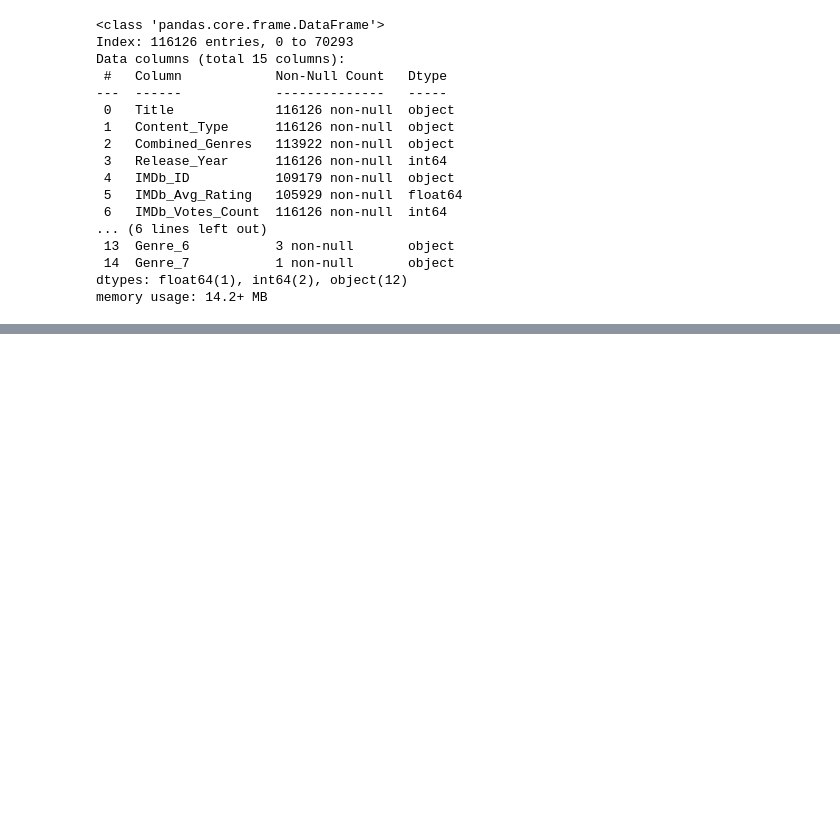
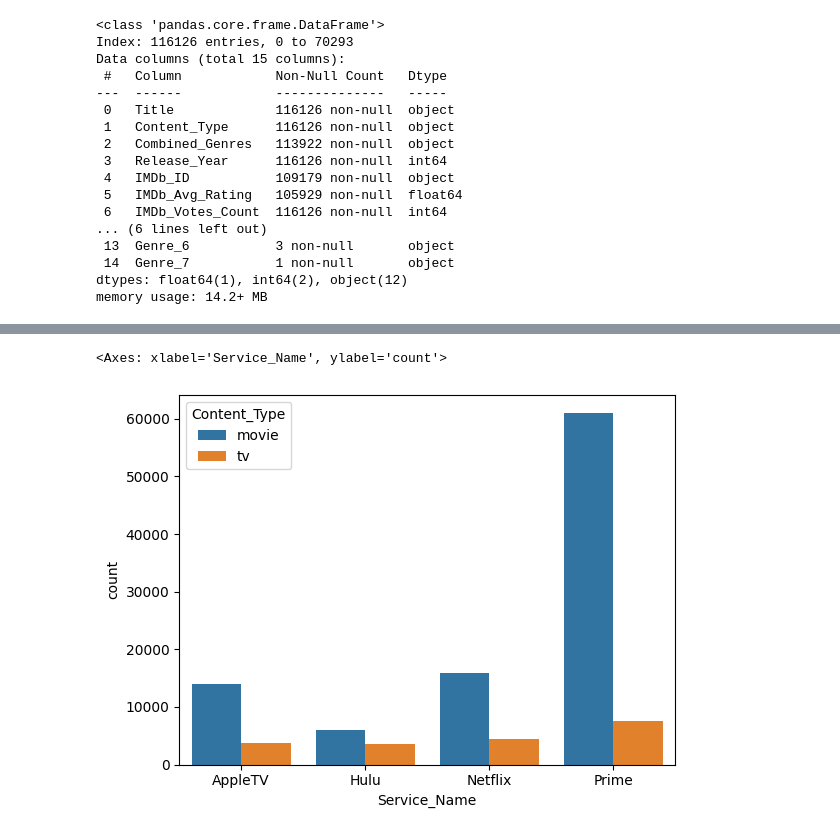
Before and after one commit to rkynhoff/Streaming_Service_Comparisons, a Jupyter notebook: STRM_SERV_COMP_V2.ipynb, the cells around one changed output, grey strips where cells are left out. Cells and saved outputs as stored; diff of their text form; code cells hidden in the pictures; blank space fills up the shorter version.

```diff
--- a/STRM_SERV_COMP_V2.ipynb
+++ b/STRM_SERV_COMP_V2.ipynb
@@ -419,0 +453,6 @@ ValueError: We need at least 1 word to plot a word cloud, got 0.
+# %%
+# Counts of the content type by streaming sesrvice
+sn.countplot(streaming_clean,x="Service_Name", hue="Content_Type")
+# %% [output]
+<Axes: xlabel='Service_Name', ylabel='count'>
+[figure, added]
```
Also changed, not shown: parts of 10 cells of this notebook.
